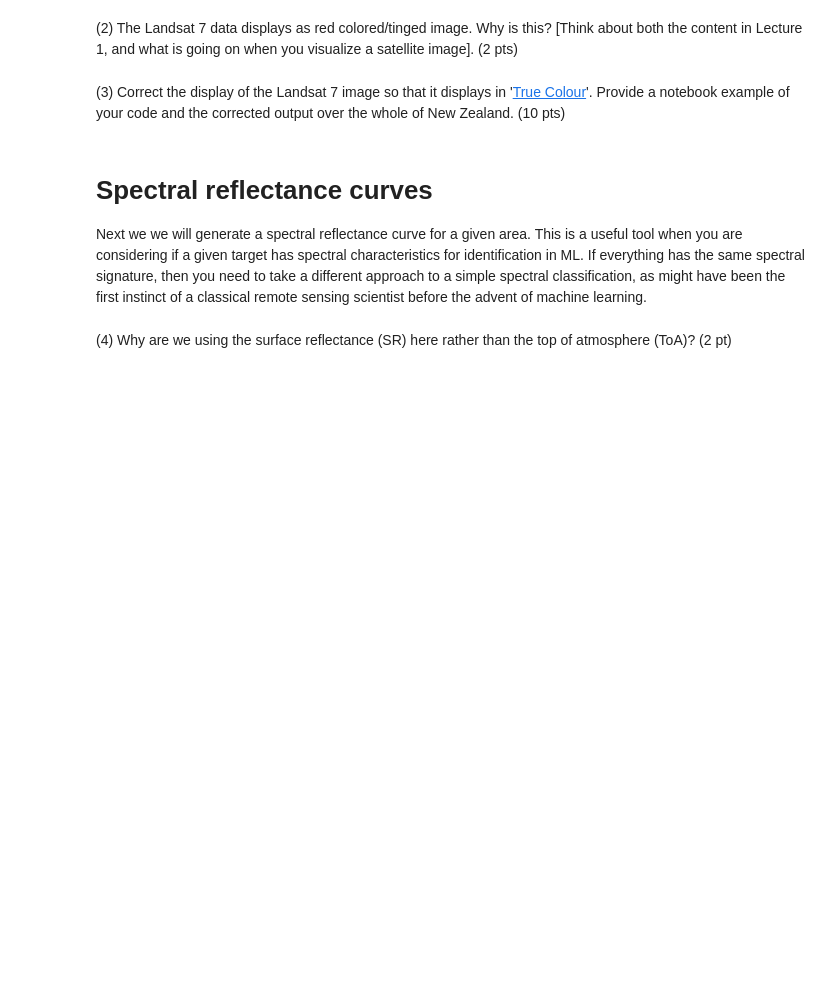
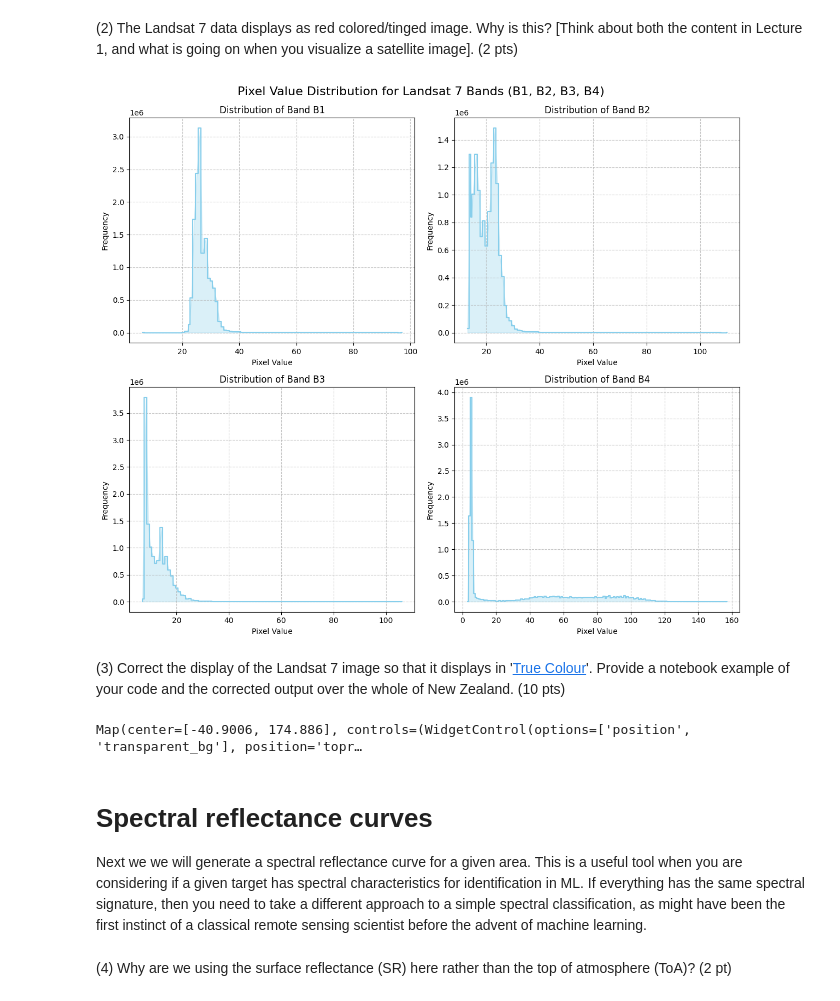
Before and after one commit to hyunbin1024/GEOG761, a Jupyter notebook: GEO761_Lab1.ipynb, the cells around one changed output. Saved outputs shown, nothing was run; the diff lists cells and outputs as text; code cells hidden in the pictures; blank space fills up the shorter version.

```diff
--- a/GEO761_Lab1.ipynb
+++ b/GEO761_Lab1.ipynb
@@ -82,7 +88,62 @@ Map
 # %% [markdown]
 (2) The Landsat 7 data displays as red colored/tinged image. Why is this? [Think about both the content in Lecture 1, and what is going on when you visualize a satellite image]. (2 pts)
+# %%
+# Add in a library for plotting the data we extract
+import matplotlib.pyplot as plt
+
+# Define the specific bands to plot for Landsat 7 as requested
+landsat7_bands_selected = ['B1', 'B2', 'B3', 'B4']
+
+# Define the region of interest for histogram calculation.
+# Reusing the buffer around Auckland as a representative area.
+region_for_hist = ee.Geometry.Point([174.7633, -36.8485]).buffer(50000).bounds() # 50km buffer around Auckland
+
+plt.figure(figsize=(12, 10)) # Adjusted figure size for 2x2 layout
+
+for i, band in enumerate(landsat7_bands_selected):
+    # Calculate histogram for each selected band
+    histogram = landsat7.select(band).reduceRegion(
+        reducer=ee.Reducer.histogram(),
+        geometry=region_for_hist,
+        scale=30, # Landsat resolution
+        maxPixels=1e9
+    )
+
+    # Get the histogram data. ee.Reducer.histogram returns a dictionary.
+    hist_data = histogram.get(band).getInfo()
+
+    if hist_data and 'bucketMeans' in hist_data and 'histogram' in hist_data:
+        x_values = hist_data['bucketMeans']
+        y_counts = hist_data['histogram']
+
+        plt.subplot(2, 2, i + 1) # Create 2x2 subplots for 4 bands
+        plt.plot(x_values, y_counts, drawstyle='steps-mid', color='skyblue')
+        plt.fill_between(x_values, y_counts, color='skyblue', alpha=0.3)
+
+        plt.title(f'Distribution of Band {band}')
+        plt.xlabel('Pixel Value')
+        plt.ylabel('Frequency')
+        plt.grid(True, linestyle='--', alpha=0.7)
+    else:
+        print(f"No valid histogram data found for Band {band}.")
+
+plt.tight_layout()
+plt.suptitle('Pixel Value Distribution for Landsat 7 Bands (B1, B2, B3, B4)', y=1.02, fontsize=16)
+plt.show()
+# %% [output]
+[figure, added]
 # %% [markdown]
 (3) Correct the display of the Landsat 7 image so that it displays in '[True Colour](https://weather.ndc.nasa.gov/sport/training/quickGuides/rgb/QuickGuide_TrueColorRGB_NASA_SPoRT.pdf)'. Provide a notebook example of your code and the corrected output over the whole of New Zealand. (10 pts)
+# %%
+Map = geemap.Map(center=(-40.9006, 174.8860), zoom=5, basemap="OpenTopoMap") # New Zealand -40.9006° S, 174.8860° E
+
+Map.addLayer(
+    landsat7, {"bands": ["B3", "B2", "B1"], "min": 0, "max": 100, "gamma":1.4}, "Landsat 7 Fixed" #<- note vis params in a dictionary here inside the add layer call
+)
+
+Map
+# %% [output]
+Map(center=[-40.9006, 174.886], controls=(WidgetControl(options=['position', 'transparent_bg'], position='topr…
 # %% [markdown]
 # Spectral reflectance curves
 Next we we will generate a spectral reflectance curve for a given area.
```
Also changed, not shown: parts of 9 cells of this notebook.
